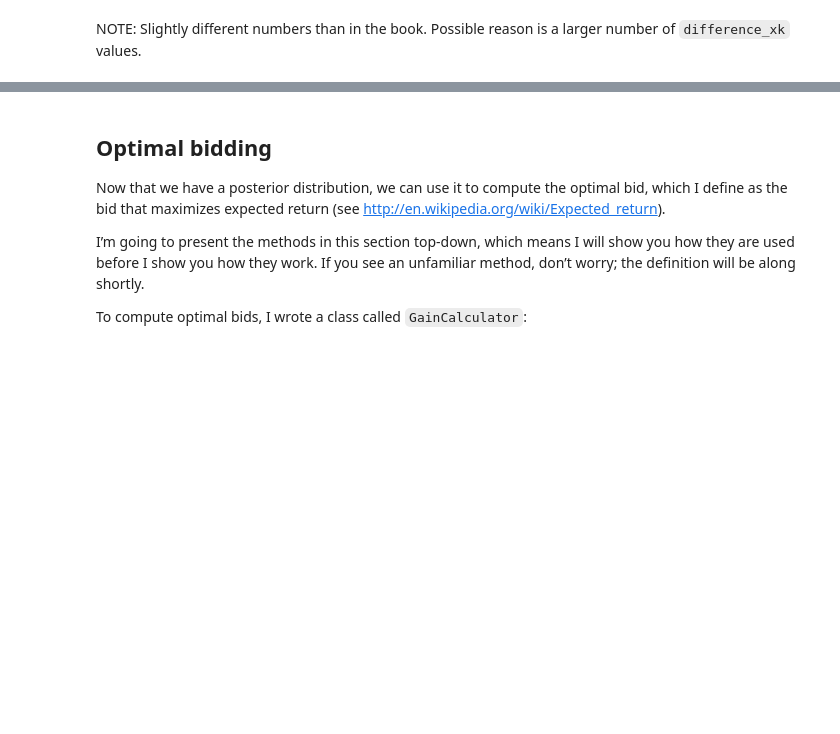
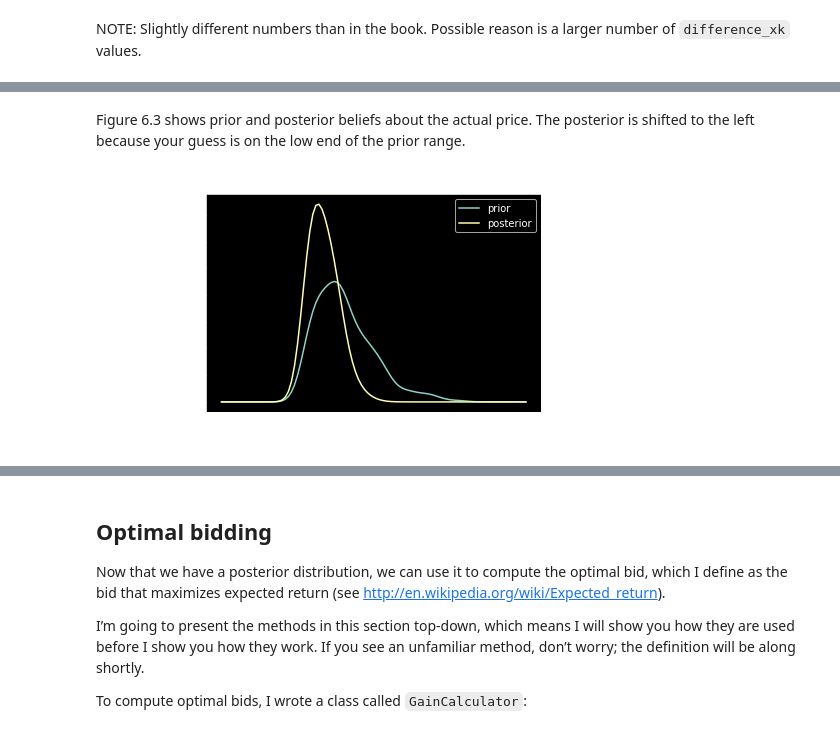
Before and after one commit to antshk/ThinkBayes, a Jupyter notebook: notebooks/06_Decision_Analysis.ipynb, the cells around one changed output, grey strips where cells are left out. Cells and saved outputs as stored; diff of their text form; code cells hidden in the pictures; blank space fills up the shorter version.

```diff
--- a/notebooks/06_Decision_Analysis.ipynb
+++ b/notebooks/06_Decision_Analysis.ipynb
@@ -88,13 +88,10 @@ def get_kde(all_values,est_values):
     return pmf
 # %%
 #code for Figure 6.1
-price1=df['Showcase 1'].astype(float)
-price2=df['Showcase 2'].astype(float)
-
 price_xk=np.linspace(0,75000,101)
 
-price1_pmf=get_kde(price1,price_xk)
-price2_pmf=get_kde(price2,price_xk)
+price1_pmf=get_kde(df['Showcase 1'],price_xk)
+price2_pmf=get_kde(df['Showcase 2'],price_xk)
 
 plt.plot(price_xk,price1_pmf,label='showcase 1')
 plt.plot(price_xk,price2_pmf,label='showcase 2')
@@ -306,0 +276,3 @@ MakePrice2(player1, player2)
+# %%
+error1_dist=stats.norm(loc=0,scale=df['Difference 1'].std(ddof=1))
+error2_dist=stats.norm(loc=0,scale=df['Difference 2'].std(ddof=1))
@@ -425,0 +329,8 @@ likely value in the posterior is not your original guess.
+# %%
+def get_posterior(prices,best_guess,error_dist,pmf_price):
+    errors = prices-best_guess
+    likelihood=error_dist.pdf(errors)
+
+    _product = likelihood*pmf_price
+    posterior_price = _product / _product.sum()
+    return posterior_price
@@ -425,0 +345,16 @@ likely value in the posterior is not your original guess.
+# %%
+best_guess1=20000
+price1_posterior_pmf=get_posterior(price_xk,best_guess1,error1_dist,price1_pmf)
+# %% [markdown]
+Figure 6.3 shows prior and posterior beliefs about the actual
+price. The posterior is shifted to the left because your guess is on the
+low end of the prior range.
+# %%
+plt.plot(price_xk,price1_pmf,          label='prior')
+plt.plot(price_xk,price1_posterior_pmf,label='posterior')
+plt.xlabel('price ($)');
+plt.ylabel('PMF');
+plt.legend()
+plt.title('Figure 6.3: Prior and posterior distributions for Player 1, based on a best guess of \$20000');
+# %% [output]
+[figure, added]
```
Also changed, not shown: parts of 17 cells of this notebook.
